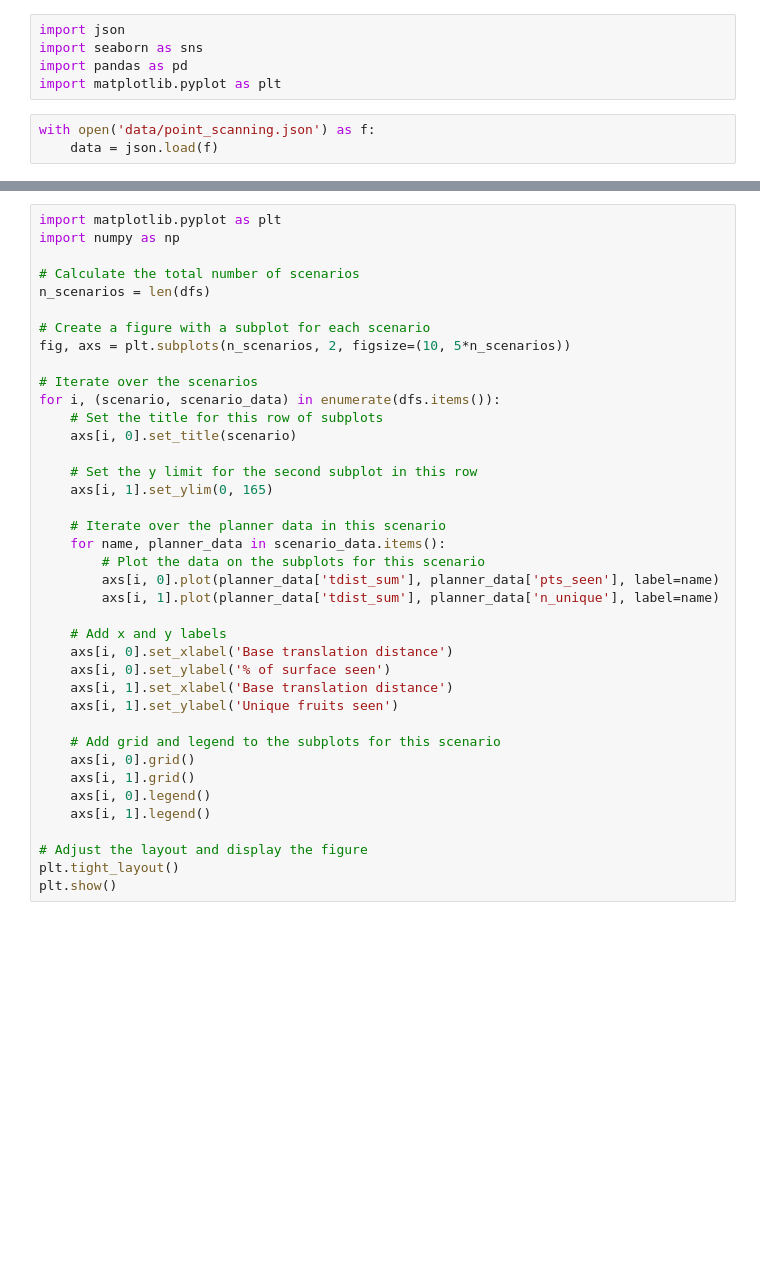
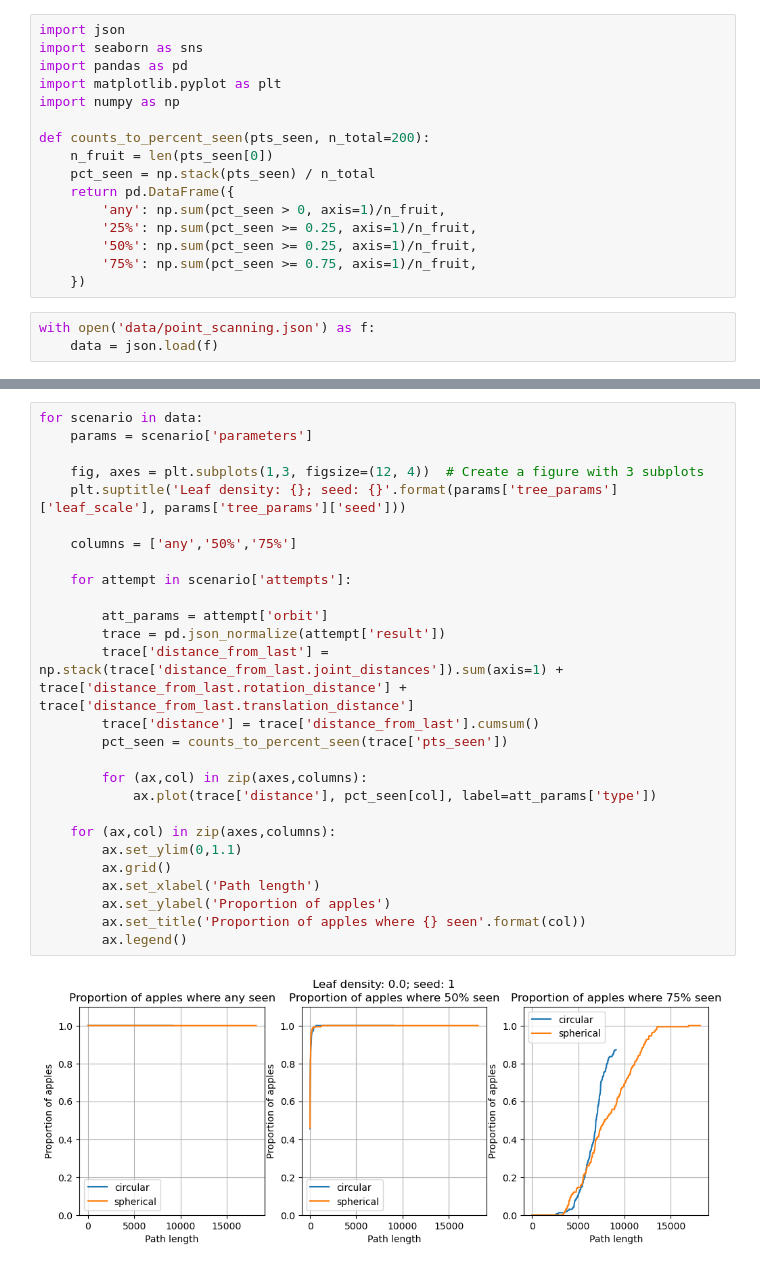
Before and after one commit to werner291/Multigoal-Orchard-Drone-Planning-Library, a Jupyter notebook: analysis/Outside-scan comparisons.ipynb, the cells around one changed output, grey strips where cells are left out. Saved outputs shown, nothing was run; the diff lists cells and outputs as text; blank space fills up the shorter version.

Commit message:
Modified the code a bit and started plotting.

```diff
--- a/analysis/Outside-scan comparisons.ipynb
+++ b/analysis/Outside-scan comparisons.ipynb
@@ -3,6 +3,17 @@ import json
 import seaborn as sns
 import pandas as pd
 import matplotlib.pyplot as plt
+import numpy as np
+
+def counts_to_percent_seen(pts_seen, n_total=200):
+    n_fruit = len(pts_seen[0])
+    pct_seen = np.stack(pts_seen) / n_total
+    return pd.DataFrame({
+        'any': np.sum(pct_seen > 0, axis=1)/n_fruit,
+        '25%': np.sum(pct_seen >= 0.25, axis=1)/n_fruit,
+        '50%': np.sum(pct_seen >= 0.25, axis=1)/n_fruit,
+        '75%': np.sum(pct_seen >= 0.75, axis=1)/n_fruit,
+    })
 # %%
 with open('data/point_scanning.json') as f:
     data = json.load(f)
@@ -20,39 +20,29 @@ for problem, results in data.items():
-# %%
-import matplotlib.pyplot as plt
-import numpy as np
-
-# Calculate the total number of scenarios
-n_scenarios = len(dfs)
-
-# Create a figure with a subplot for each scenario
-fig, axs = plt.subplots(n_scenarios, 2, figsize=(10, 5*n_scenarios))
-
-# Iterate over the scenarios
-for i, (scenario, scenario_data) in enumerate(dfs.items()):
-    # Set the title for this row of subplots
-    axs[i, 0].set_title(scenario)
-
-    # Set the y limit for the second subplot in this row
-    axs[i, 1].set_ylim(0, 165)
-
-    # Iterate over the planner data in this scenario
-    for name, planner_data in scenario_data.items():
-        # Plot the data on the subplots for this scenario
-        axs[i, 0].plot(planner_data['tdist_sum'], planner_data['pts_seen'], label=name)
-        axs[i, 1].plot(planner_data['tdist_sum'], planner_data['n_unique'], label=name)
-
-    # Add x and y labels
-    axs[i, 0].set_xlabel('Base translation distance')
-    axs[i, 0].set_ylabel('% of surface seen')
-    axs[i, 1].set_xlabel('Base translation distance')
-    axs[i, 1].set_ylabel('Unique fruits seen')
-
-    # Add grid and legend to the subplots for this scenario
-    axs[i, 0].grid()
-    axs[i, 1].grid()
-    axs[i, 0].legend()
-    axs[i, 1].legend()
-
-# Adjust the layout and display the figure
-plt.tight_layout()
-plt.show()
+# %%
+for scenario in data:
+    params = scenario['parameters']
+
+    fig, axes = plt.subplots(1,3, figsize=(12, 4))  # Create a figure with 3 subplots
+    plt.suptitle('Leaf density: {}; seed: {}'.format(params['tree_params']['leaf_scale'], params['tree_params']['seed']))
+
+    columns = ['any','50%','75%']
+
+    for attempt in scenario['attempts']:
+
+        att_params = attempt['orbit']
+        trace = pd.json_normalize(attempt['result'])
+        trace['distance_from_last'] = np.stack(trace['distance_from_last.joint_distances']).sum(axis=1) + trace['distance_from_last.rotation_distance'] + trace['distance_from_last.translation_distance']
+        trace['distance'] = trace['distance_from_last'].cumsum()
+        pct_seen = counts_to_percent_seen(trace['pts_seen'])
+
+        for (ax,col) in zip(axes,columns):
+            ax.plot(trace['distance'], pct_seen[col], label=att_params['type'])
+
+    for (ax,col) in zip(axes,columns):
+        ax.set_ylim(0,1.1)
+        ax.grid()
+        ax.set_xlabel('Path length')
+        ax.set_ylabel('Proportion of apples')
+        ax.set_title('Proportion of apples where {} seen'.format(col))
+        ax.legend()
+# %% [output]
+[figure, added]
```
Also changed, not shown: parts of 2 cells of this notebook, 4 other files.
